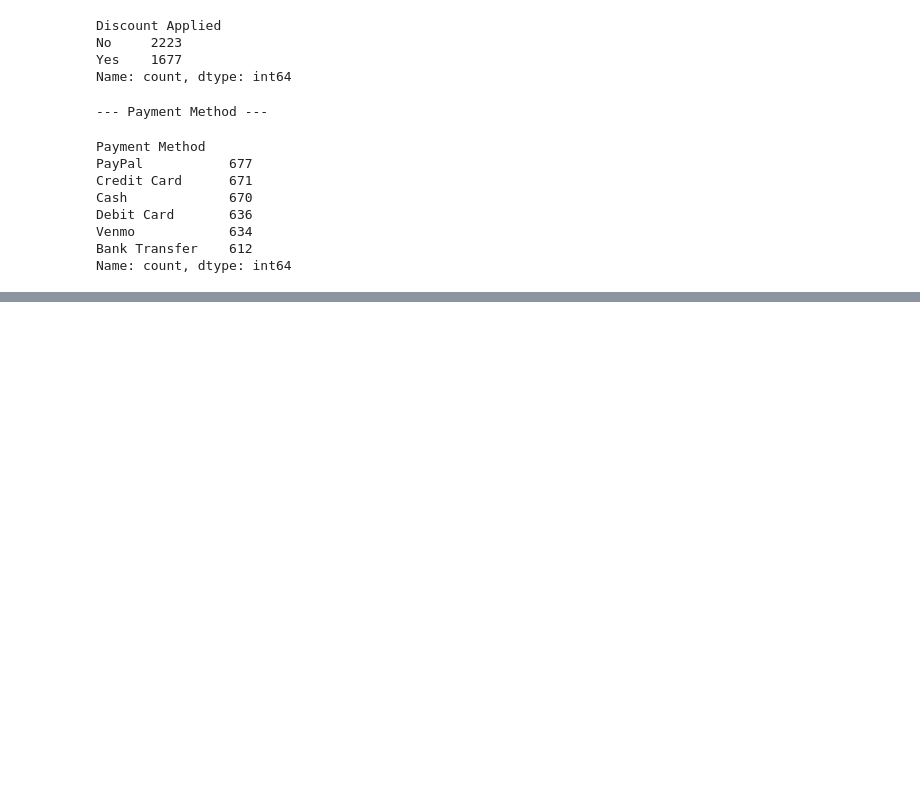
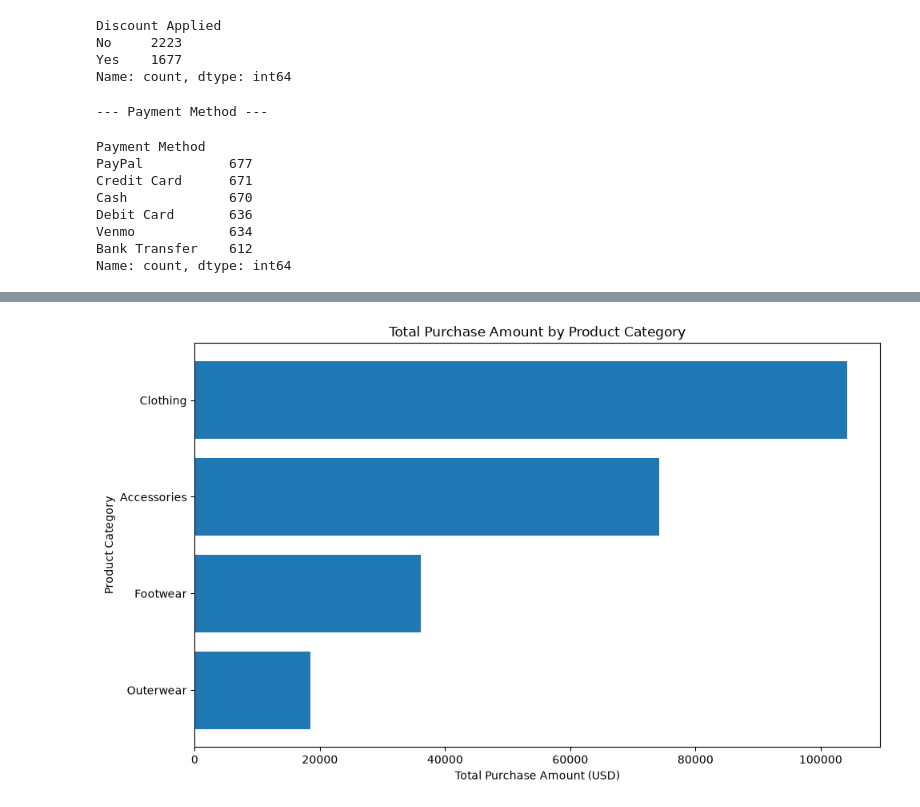
Before and after one commit to Aryan04hub/retail-customer-behavior-analysis, a Jupyter notebook: notebooks/01_data_understanding.ipynb, the cells around one changed output, grey strips where cells are left out. Cells and saved outputs as stored; diff of their text form; code cells hidden in the pictures; blank space fills up the shorter version.

Commit message:
Analyze purchase amount by product category

```diff
--- a/notebooks/01_data_understanding.ipynb
+++ b/notebooks/01_data_understanding.ipynb
@@ -180,3 +180,15 @@ Debit Card       636
 Venmo            634
 Bank Transfer    612
 Name: count, dtype: int64
+# %%
+category_analysis = (
+    df.groupby("Category")
+      .agg(
+          Record_Count=("Customer ID", "count"),
+          Total_Purchase_Amount=("Purchase Amount (USD)", "sum"),
+          Average_Purchase_Amount=("Purchase Amount (USD)", "mean")
+      )
+      .sort_values("Total_Purchase_Amount", ascending=False)
+)
+
+display(category_analysis.round(2))
@@ -182,0 +202,20 @@ Name: count, dtype: int64
+# %%
+category_analysis = category_analysis.sort_values(
+    "Total_Purchase_Amount", ascending=True
+)
+
+plt.figure(figsize=(10, 6))
+
+plt.barh(
+    category_analysis.index,
+    category_analysis["Total_Purchase_Amount"]
+)
+
+plt.title("Total Purchase Amount by Product Category")
+plt.xlabel("Total Purchase Amount (USD)")
+plt.ylabel("Product Category")
+
+plt.tight_layout()
+plt.show()
+# %% [output]
+[figure, added]
```
Also changed, not shown: parts of 2 cells of this notebook.
